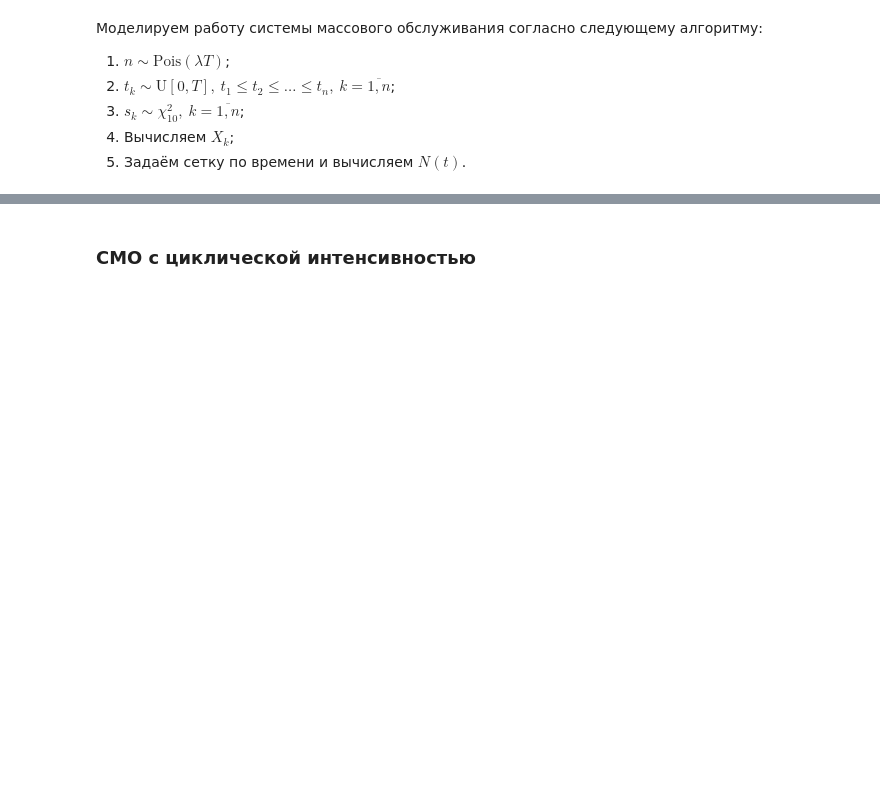
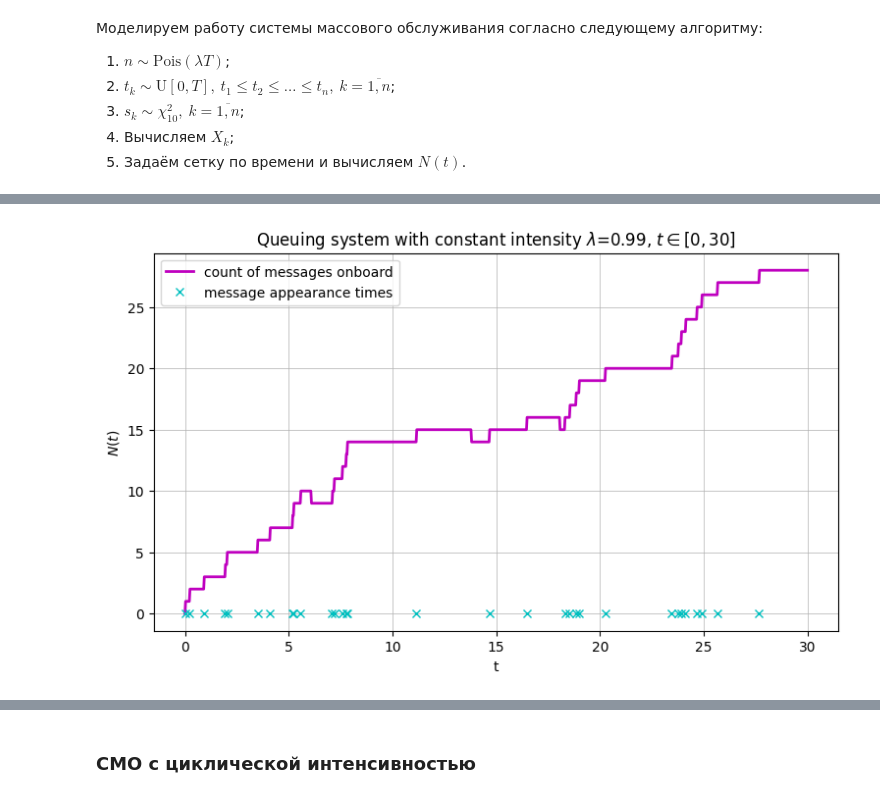
Before and after one commit to arinenn/stochastic_practicum, a Jupyter notebook: stochastic_practicum_second.ipynb, the cells around one changed output, grey strips where cells are left out. Cells and saved outputs as stored; diff of their text form; code cells hidden in the pictures; blank space fills up the shorter version.

```diff
--- a/stochastic_practicum_second.ipynb
+++ b/stochastic_practicum_second.ipynb
@@ -1314,0 +1322,21 @@ plt.plot(grid, N)
+# %%
+T = 30
+n_points = 1000
+l = 0.99
+
+grid, queue, times = modelate_queue(T, l, n_points)
+
+plt.figure(figsize=(9,5))
+ax = plt.axes()
+ax.grid('minor', linewidth=0.5)
+
+plt.plot(grid, queue, linewidth=2, label='count of messages onboard', color='m')
+plt.plot(times, np.zeros(times.shape), 'xc', label='message appearance times')
+
+plt.title(f'Queuing system with constant intensity $\lambda$={l}, $t\in[0,{T}]$')
+plt.ylabel('$N(t)$')
+plt.xlabel('t')
+plt.legend()
+plt.show()
+# %% [output]
+[figure, added]
```
Also changed, not shown: parts of 40 cells of this notebook, 1 other file.
